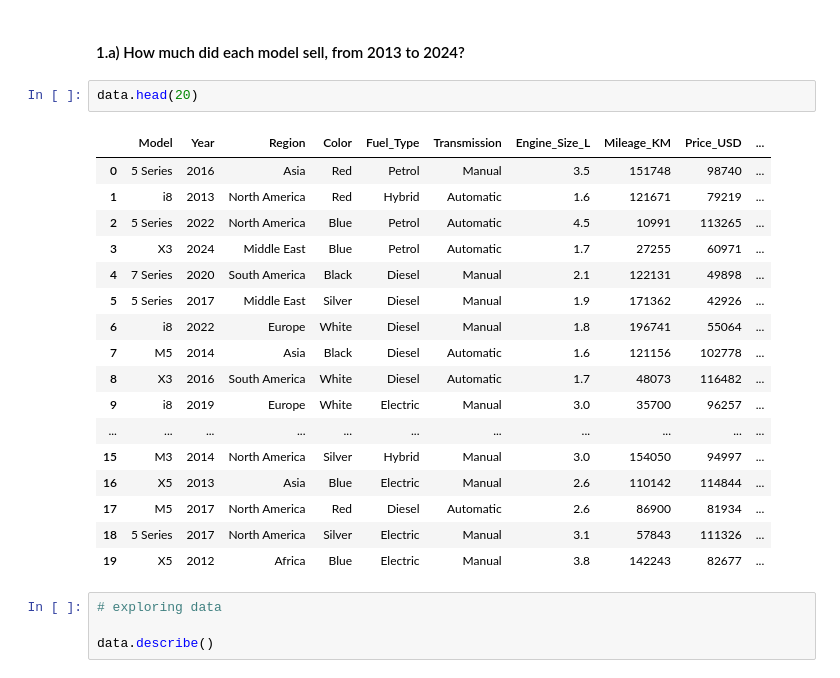
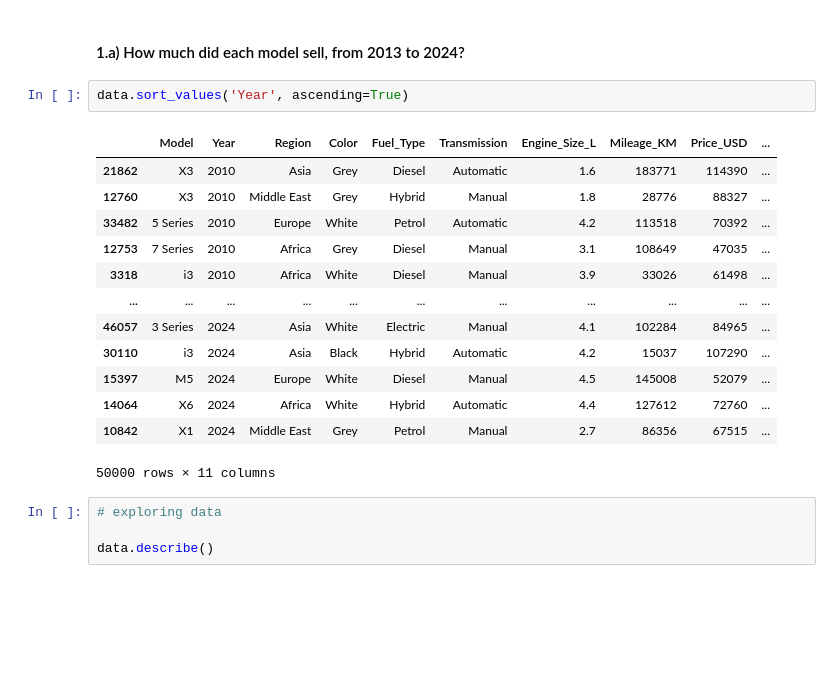
Before and after one commit to VithushanE/BMWWorldWideSales, a Jupyter notebook: BMWSales.ipynb, the cells around one changed output. Cells and saved outputs as stored; diff of their text form; blank space fills up the shorter version.

Commit message:
cleaned data

```diff
--- a/BMWSales.ipynb
+++ b/BMWSales.ipynb
@@ -25,25 +28,21 @@ data = pd.read_csv("./BMW sales data (2010-2024) (1).csv")
 # %% [markdown]
 #### 1.a) How much did each model sell, from 2013 to 2024?
 # %%
-data.head(20)
+data.sort_values('Year', ascending=True)
 # %% [output]
 |  | Model | Year | Region | Color | Fuel_Type | Transmission | Engine_Size_L | Mileage_KM | Price_USD | ... |
-| 0 | 5 Series | 2016 | Asia | Red | Petrol | Manual | 3.5 | 151748 | 98740 | ... |
-| 1 | i8 | 2013 | North America | Red | Hybrid | Automatic | 1.6 | 121671 | 79219 | ... |
-| 2 | 5 Series | 2022 | North America | Blue | Petrol | Automatic | 4.5 | 10991 | 113265 | ... |
-| 3 | X3 | 2024 | Middle East | Blue | Petrol | Automatic | 1.7 | 27255 | 60971 | ... |
-| 4 | 7 Series | 2020 | South America | Black | Diesel | Manual | 2.1 | 122131 | 49898 | ... |
-| 5 | 5 Series | 2017 | Middle East | Silver | Diesel | Manual | 1.9 | 171362 | 42926 | ... |
-| 6 | i8 | 2022 | Europe | White | Diesel | Manual | 1.8 | 196741 | 55064 | ... |
-| 7 | M5 | 2014 | Asia | Black | Diesel | Automatic | 1.6 | 121156 | 102778 | ... |
-| 8 | X3 | 2016 | South America | White | Diesel | Automatic | 1.7 | 48073 | 116482 | ... |
-| 9 | i8 | 2019 | Europe | White | Electric | Manual | 3.0 | 35700 | 96257 | ... |
+| 21862 | X3 | 2010 | Asia | Grey | Diesel | Automatic | 1.6 | 183771 | 114390 | ... |
+| 12760 | X3 | 2010 | Middle East | Grey | Hybrid | Manual | 1.8 | 28776 | 88327 | ... |
+| 33482 | 5 Series | 2010 | Europe | White | Petrol | Automatic | 4.2 | 113518 | 70392 | ... |
+| 12753 | 7 Series | 2010 | Africa | Grey | Diesel | Manual | 3.1 | 108649 | 47035 | ... |
+| 3318 | i3 | 2010 | Africa | White | Diesel | Manual | 3.9 | 33026 | 61498 | ... |
 | ... | ... | ... | ... | ... | ... | ... | ... | ... | ... | ... |
-| 15 | M3 | 2014 | North America | Silver | Hybrid | Manual | 3.0 | 154050 | 94997 | ... |
-| 16 | X5 | 2013 | Asia | Blue | Electric | Manual | 2.6 | 110142 | 114844 | ... |
-| 17 | M5 | 2017 | North America | Red | Diesel | Automatic | 2.6 | 86900 | 81934 | ... |
-| 18 | 5 Series | 2017 | North America | Silver | Electric | Manual | 3.1 | 57843 | 111326 | ... |
-| 19 | X5 | 2012 | Africa | Blue | Electric | Manual | 3.8 | 142243 | 82677 | ... |
+| 46057 | 3 Series | 2024 | Asia | White | Electric | Manual | 4.1 | 102284 | 84965 | ... |
+| 30110 | i3 | 2024 | Asia | Black | Hybrid | Automatic | 4.2 | 15037 | 107290 | ... |
+| 15397 | M5 | 2024 | Europe | White | Diesel | Manual | 4.5 | 145008 | 52079 | ... |
+| 14064 | X6 | 2024 | Africa | White | Hybrid | Automatic | 4.4 | 127612 | 72760 | ... |
+| 10842 | X1 | 2024 | Middle East | Grey | Petrol | Manual | 2.7 | 86356 | 67515 | ... |
+50000 rows × 11 columns
 # %%
 # exploring data
 
```
Also changed, not shown: parts of 17 cells of this notebook.
